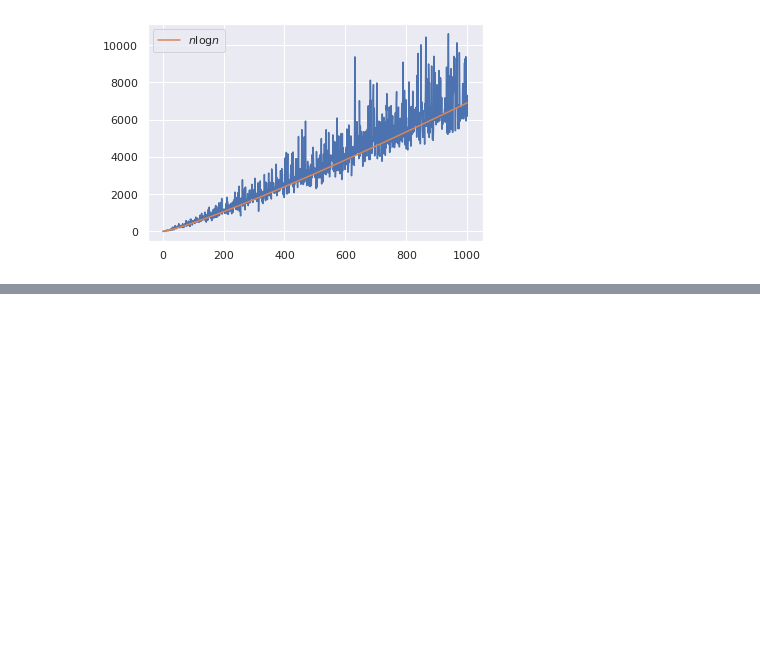
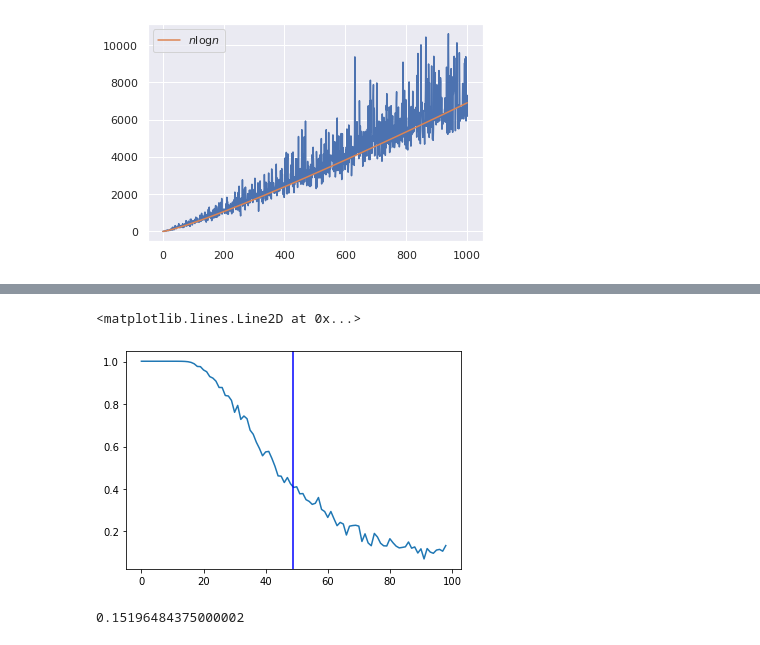
Before and after one commit to dcespedesc/Barajeo-de-cartas-y-numeros-pseudoaleatorios, a Jupyter notebook: top_shuffle_test-2.ipynb, the cells around one changed output, grey strips where cells are left out. Cells and saved outputs as stored; diff of their text form; code cells hidden in the pictures; blank space fills up the shorter version.

```diff
--- a/top_shuffle_test-2.ipynb
+++ b/top_shuffle_test-2.ipynb
@@ -373,7 +262,15 @@ for i in range(1,1500):
 def estimar_distribucion_cadena(n,k,r):
     valor_final=np.zeros(r+1)
     for i in range(r):
-        valor_final[i]=Ehrenfest(10,k)[-1]
+        valor_final[i]=Ehrenfest(n,k)[-1]
     return contador(n,valor_final)/r
 # %%
 c=estimar_distribucion_cadena(10,10,1000)
+d=distribucion_invariante(10)
+# %%
+errores=[]
+for i in range(1,100):
+    c=estimar_distribucion_cadena(50,i,300)
+    d=distribucion_invariante(51)
+    errores.append(variacion_total(c,d))
+    print(variacion_total(c,d))
@@ -379,0 +295,10 @@ c=estimar_distribucion_cadena(10,10,1000)
+# %%
+plt.plot(errores)
+plt.axvline(x=0.25*50*np.log(50),ymin=0,ymax=1 , color='b')
+# %% [output]
+<matplotlib.lines.Line2D at 0x...>
+[figure, added]
+# %%
+variacion_total(c,d)
+# %% [output]
+0.15196484375000002
```
Also changed, not shown: parts of 57 cells of this notebook.
